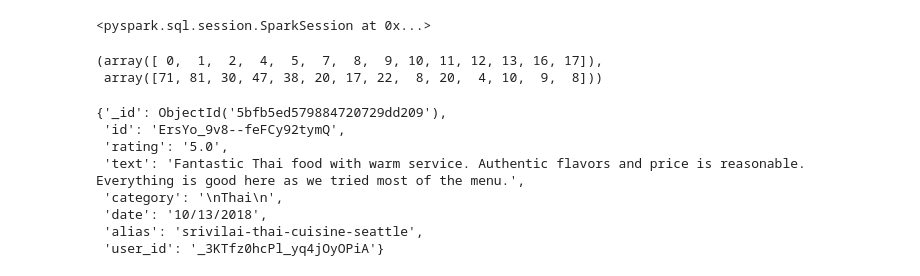
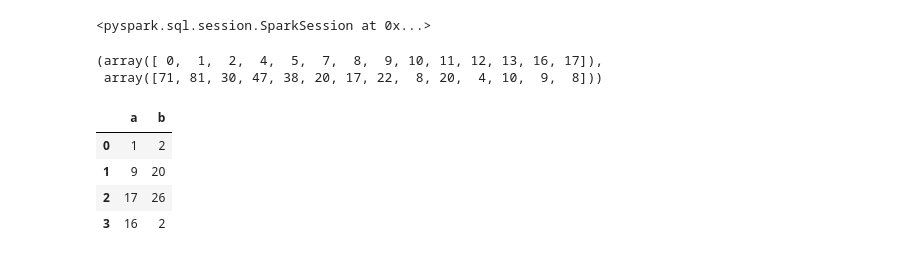
Before and after one commit to Myau5x/anti-recommender, a Jupyter notebook: proof_of_concept.ipynb, the cells around one changed output. Drawn from its saved outputs; the diff is of its cells as text; code cells hidden in the pictures.

```diff
--- a/proof_of_concept.ipynb
+++ b/proof_of_concept.ipynb
@@ -52,14 +52,3 @@ from bs4 import BeautifulSoup
 mc = MongoClient()
 db  = mc['raw_restaurants']
 rv_s = db['reviews_scrap']
-# %%
-rv_s.find()
-# %% [output]
-{'_id': ObjectId('5bfb5ed579884720729dd209'),
- 'id': 'ErsYo_9v8--feFCy92tymQ',
- 'rating': '5.0',
- 'text': 'Fantastic Thai food with warm service. Authentic flavors and price is reasonable. Everything is good here as we tried most of the menu.',
- 'category': '\nThai\n',
- 'date': '10/13/2018',
- 'alias': 'srivilai-thai-cuisine-seattle',
- 'user_id': '_3KTfz0hcPl_yq4jOyOPiA'}
@@ -65,0 +59,9 @@ rv_s.find()
+# %%
+df = pd.DataFrame([{'a':1, 'b':2 },{'a':9, 'b':20 },{'a':17, 'b':26 },{'a':16, 'b':2 }])
+df
+# %% [output]
+|  | a | b |
+| 0 | 1 | 2 |
+| 1 | 9 | 20 |
+| 2 | 17 | 26 |
+| 3 | 16 | 2 |
```
Also changed, not shown: parts of 21 cells of this notebook, 2 other files.
